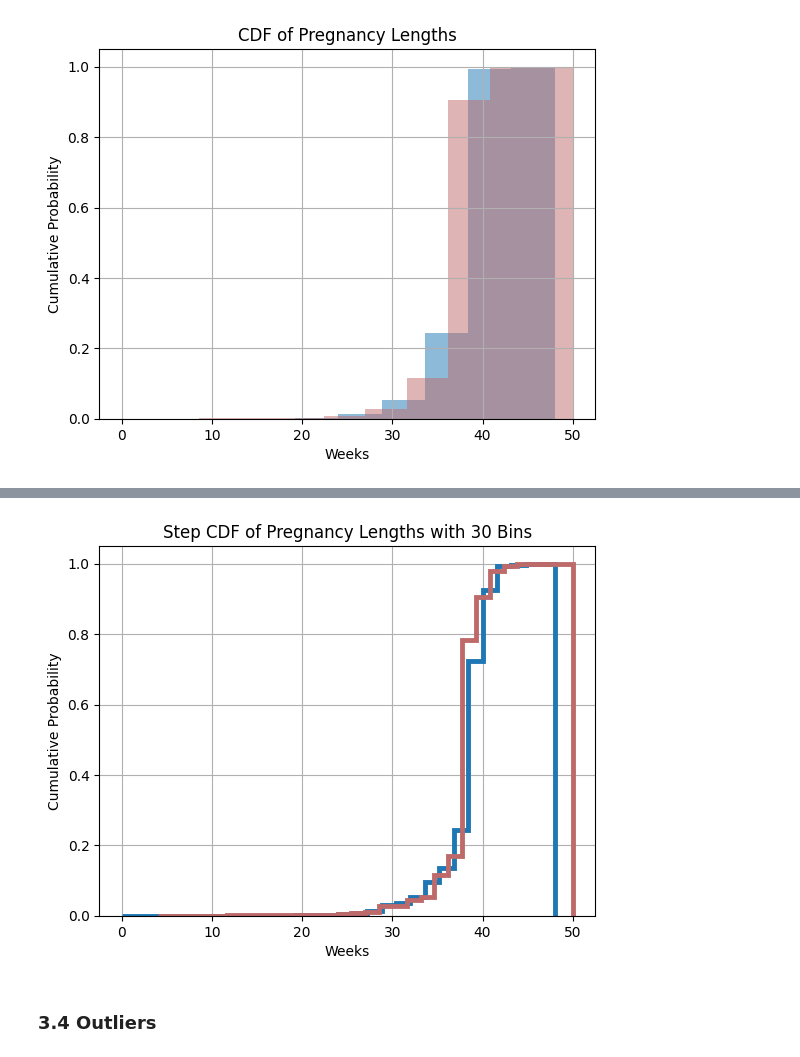
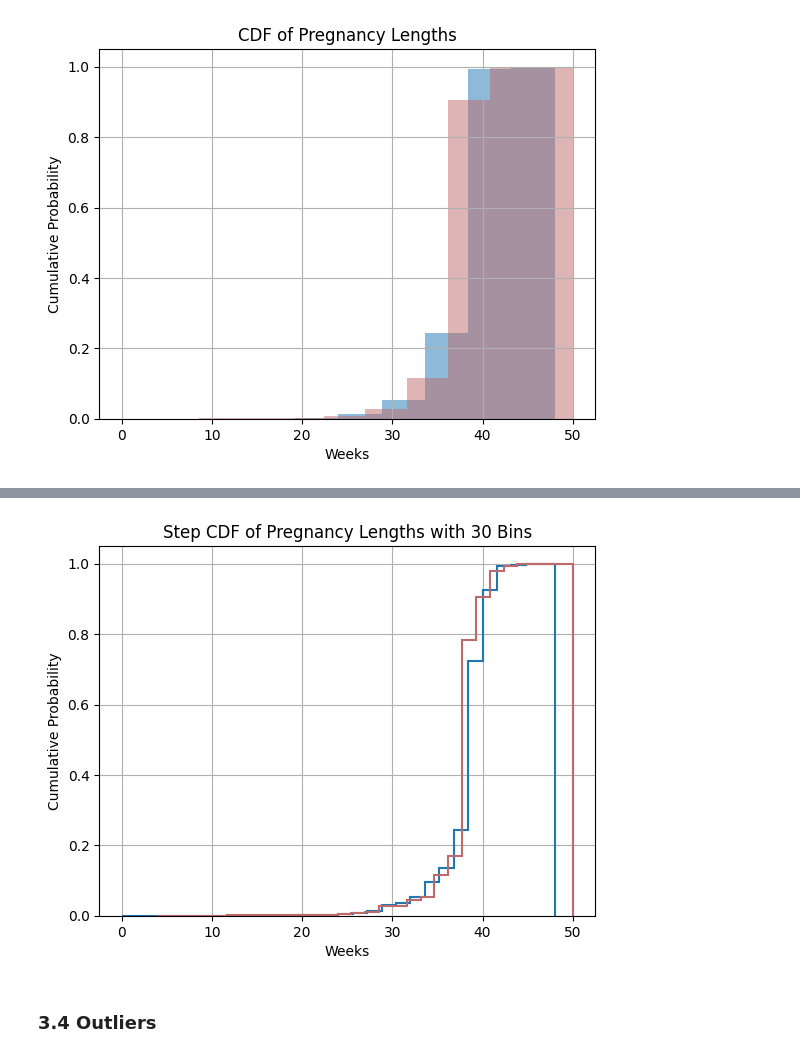
Before and after one commit to dbigman/nbs-4-master, a Jupyter notebook: s-401-404/Fundamental Statistics for Computer-Based Systems.ipynb, the cells around one changed output, grey strips where cells are left out. Saved outputs shown, nothing was run; the diff lists cells and outputs as text; code cells hidden in the pictures.

```diff
--- a/s-401-404/Fundamental Statistics for Computer-Based Systems.ipynb
+++ b/s-401-404/Fundamental Statistics for Computer-Based Systems.ipynb
@@ -829,19 +829,19 @@ plt.show()
 # %%
 # Plot step CDFs with 30 bins for a more granular view
 # The 'histtype' parameter set to 'step' creates a line plot for the histogram
-fb.hist(density=True, histtype='step', cumulative=True, linewidth=3.5, bins=30)
-ob.hist(density=True, histtype='step', cumulative=True, linewidth=3.5, bins=30, color=sns.desaturate("indianred", 0.75))
+fb.hist(density=True, histtype='step', cumulative=True, linewidth=1.5, bins=30)
+ob.hist(density=True, histtype='step', cumulative=True, linewidth=1.5, bins=30, color=sns.desaturate("indianred", 0.75))
 plt.title('Step CDF of Pregnancy Lengths with 30 Bins')
 plt.xlabel('Weeks')
 plt.ylabel('Cumulative Probability')
 plt.show()
 
 # The output of these histograms should give students a clear visual understanding of the
 # distribution of pregnancy lengths and how they accumulate over the range of data.
 # By adjusting the 'bins' parameter, we can see how granularity affects the interpretation
 # of the PMF and CDF. Fewer bins provide a broader overview, while more bins offer more detail.
 # %% [output]
-[figure, old version]
+[figure, new version]
 # %% [markdown]
 ### 3.4 Outliers
 # %% [markdown]
```
Also changed, not shown: parts of 20 cells of this notebook, 54 other files.
